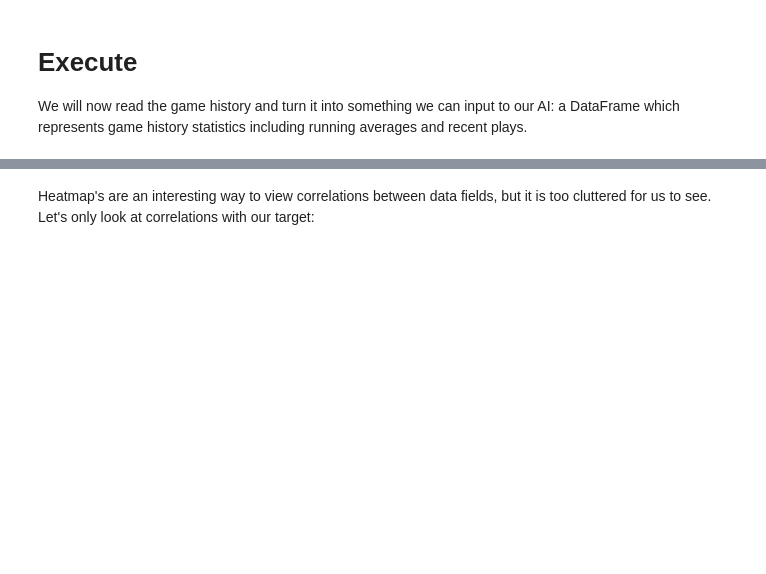
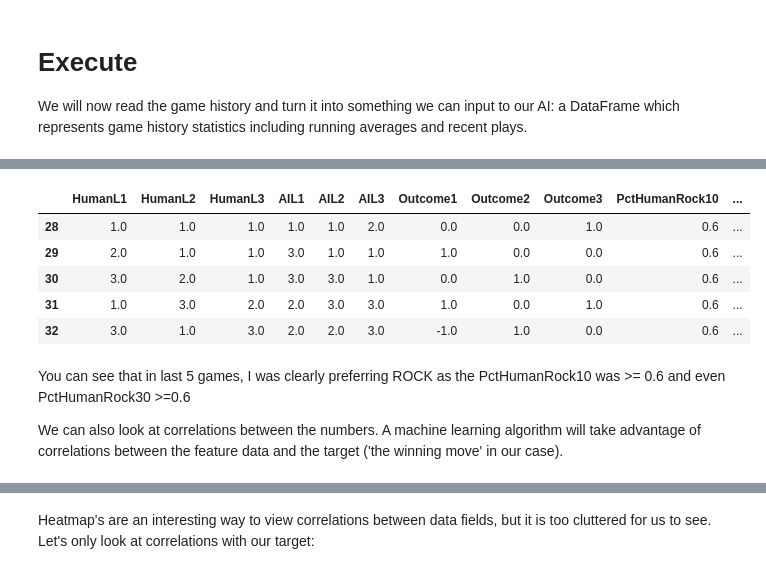
Before and after one commit to rvince452/rps-machinelearn-tutorial, a Jupyter notebook: AIGAME6 Rock Paper Scissors.ipynb, the cells around one changed output, grey strips where cells are left out. Cells and saved outputs as stored; diff of their text form; code cells hidden in the pictures; blank space fills up the shorter version.

```diff
--- a/AIGAME6 Rock Paper Scissors.ipynb
+++ b/AIGAME6 Rock Paper Scissors.ipynb
@@ -55,7 +55,7 @@ from sklearn.model_selection import train_test_split
 # Let's make a function which enters the above information into a DataFrame
 def addToRPSDataDS(ds, hL1,hL2,hL3,aiL1,aiL2,aiL3,outcome1,outcome2,outcome3,pctHumanRock10,pctHumanPaper10,pctHumanScissors10,
                   pctHumanRock30, pctHumanPaper30, pctHumanScissors30, aiWinningMove):
-    newval = {'HumanL1':[1], 'HumanL2':[hL2], 'HumanL3':[hL3], 'AIL1':[aiL1],'AIL2':[aiL2],'AIL3':[aiL3],'Outcome1':[outcome1], 'Outcome2':[outcome2],
+    newval = {'HumanL1':[hL1], 'HumanL2':[hL2], 'HumanL3':[hL3], 'AIL1':[aiL1],'AIL2':[aiL2],'AIL3':[aiL3],'Outcome1':[outcome1], 'Outcome2':[outcome2],
              'Outcome3':[outcome3], 'PctHumanRock10': [pctHumanRock10], 'PctHumanPaper10': [pctHumanPaper10],
               'PctHumanScissors10': [pctHumanScissors10], 'PctHumanRock30': [pctHumanRock30], 'PctHumanPaper30': [pctHumanPaper30],
               'PctHumanScissors30': [pctHumanScissors30], 'AIWinningMove':[aiWinningMove]}
@@ -277,3 +300,17 @@ We have created a DataFrame that holds both our 'Target' (Winning move for AI) a
+# %%
+dsRPSData.tail(5)
+# %% [output]
+|  | HumanL1 | HumanL2 | HumanL3 | AIL1 | AIL2 | AIL3 | Outcome1 | Outcome2 | Outcome3 | PctHumanRock10 | ... |
+| 28 | 1.0 | 1.0 | 1.0 | 1.0 | 1.0 | 2.0 | 0.0 | 0.0 | 1.0 | 0.6 | ... |
+| 29 | 2.0 | 1.0 | 1.0 | 3.0 | 1.0 | 1.0 | 1.0 | 0.0 | 0.0 | 0.6 | ... |
+| 30 | 3.0 | 2.0 | 1.0 | 3.0 | 3.0 | 1.0 | 0.0 | 1.0 | 0.0 | 0.6 | ... |
+| 31 | 1.0 | 3.0 | 2.0 | 2.0 | 3.0 | 3.0 | 1.0 | 0.0 | 1.0 | 0.6 | ... |
+| 32 | 3.0 | 1.0 | 3.0 | 2.0 | 2.0 | 3.0 | -1.0 | 1.0 | 0.0 | 0.6 | ... |
+# %% [markdown]
+You can see that in last 5 games, I was clearly preferring ROCK as the PctHumanRock10 was >= 0.6 and even PctHumanRock30 >=0.6
+
+
+We can also look at correlations between the numbers. A machine learning algorithm will take advantage of correlations between the feature data and the target ('the winning move' in our case).
 # %%
 # We show a heat map (or correlation map) for the data in the DataFrame we just created.
 # You can see what values are correlated to each other. Of special interest is data that is correlated
```
Also changed, not shown: parts of 32 cells of this notebook.
